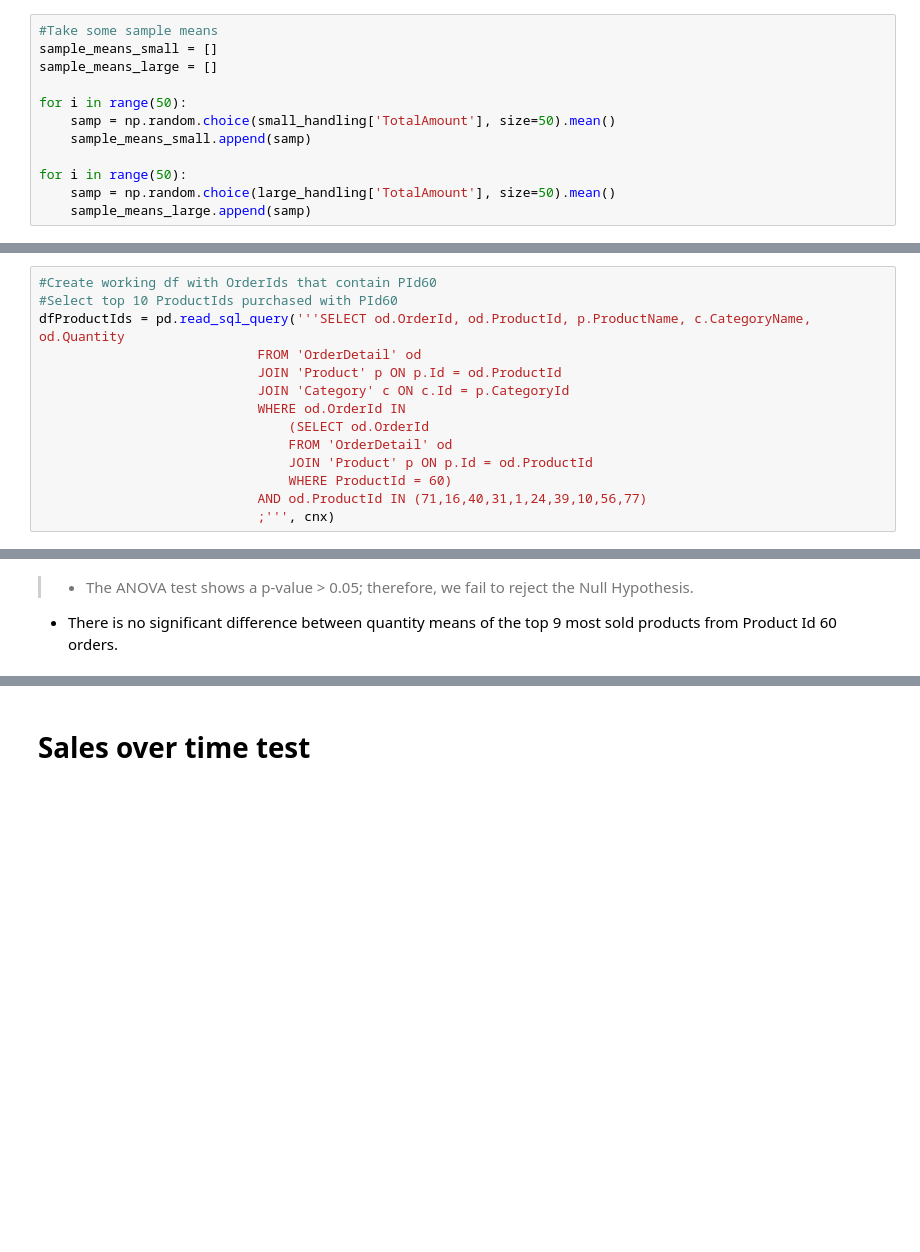
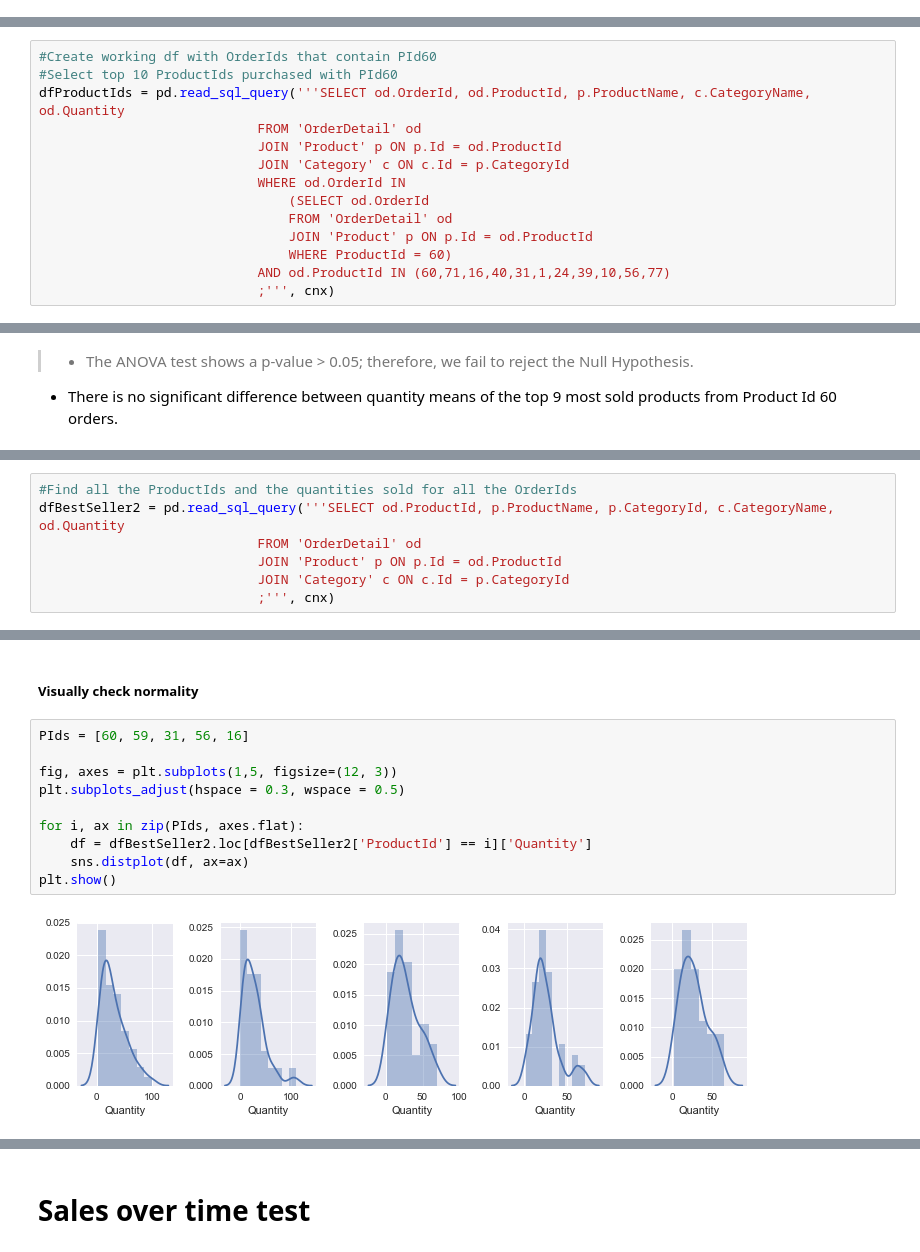
Before and after one commit to Francismorales/dsc-mod-3-project-online-ds-pt-061019, a Jupyter notebook: Project2-Northwind_Hypothesis_Testing.ipynb, the cells around one changed output, grey strips where cells are left out. Drawn from its saved outputs; the diff is of its cells as text; blank space fills up the shorter version.

```diff
--- a/Project2-Northwind_Hypothesis_Testing.ipynb
+++ b/Project2-Northwind_Hypothesis_Testing.ipynb
@@ -497,12 +456,0 @@ ax2.legend();
-# %%
-#Take some sample means
-sample_means_small = []
-sample_means_large = []
-
-for i in range(50):
-    samp = np.random.choice(small_handling['TotalAmount'], size=50).mean()
-    sample_means_small.append(samp)
-
-for i in range(50):
-    samp = np.random.choice(large_handling['TotalAmount'], size=50).mean()
-    sample_means_large.append(samp)
@@ -877,7 +787,7 @@ dfProductIds = pd.read_sql_query('''SELECT od.OrderId, od.ProductId, p.ProductNa
                                 FROM 'OrderDetail' od
                                 JOIN 'Product' p ON p.Id = od.ProductId
                                 WHERE ProductId = 60)
-                            AND od.ProductId IN (71,16,40,31,1,24,39,10,56,77)
+                            AND od.ProductId IN (60,71,16,40,31,1,24,39,10,56,77)
                             ;''', cnx)
 # %%
 dfProductIds.info()
@@ -1047,0 +1016,7 @@ Residual      21184.500000  29.0      NaN       NaN
+# %%
+#Find all the ProductIds and the quantities sold for all the OrderIds
+dfBestSeller2 = pd.read_sql_query('''SELECT od.ProductId, p.ProductName, p.CategoryId, c.CategoryName, od.Quantity
+                            FROM 'OrderDetail' od
+                            JOIN 'Product' p ON p.Id = od.ProductId
+                            JOIN 'Category' c ON c.Id = p.CategoryId
+                            ;''', cnx)
@@ -1047,0 +1062,14 @@ Residual      21184.500000  29.0      NaN       NaN
+# %% [markdown]
+##### Visually check normality
+# %%
+PIds = [60, 59, 31, 56, 16]
+
+fig, axes = plt.subplots(1,5, figsize=(12, 3))
+plt.subplots_adjust(hspace = 0.3, wspace = 0.5)
+
+for i, ax in zip(PIds, axes.flat):
+    df = dfBestSeller2.loc[dfBestSeller2['ProductId'] == i]['Quantity']
+    sns.distplot(df, ax=ax)
+plt.show()
+# %% [output]
+[figure, added]
```
Also changed, not shown: parts of 89 cells of this notebook.
